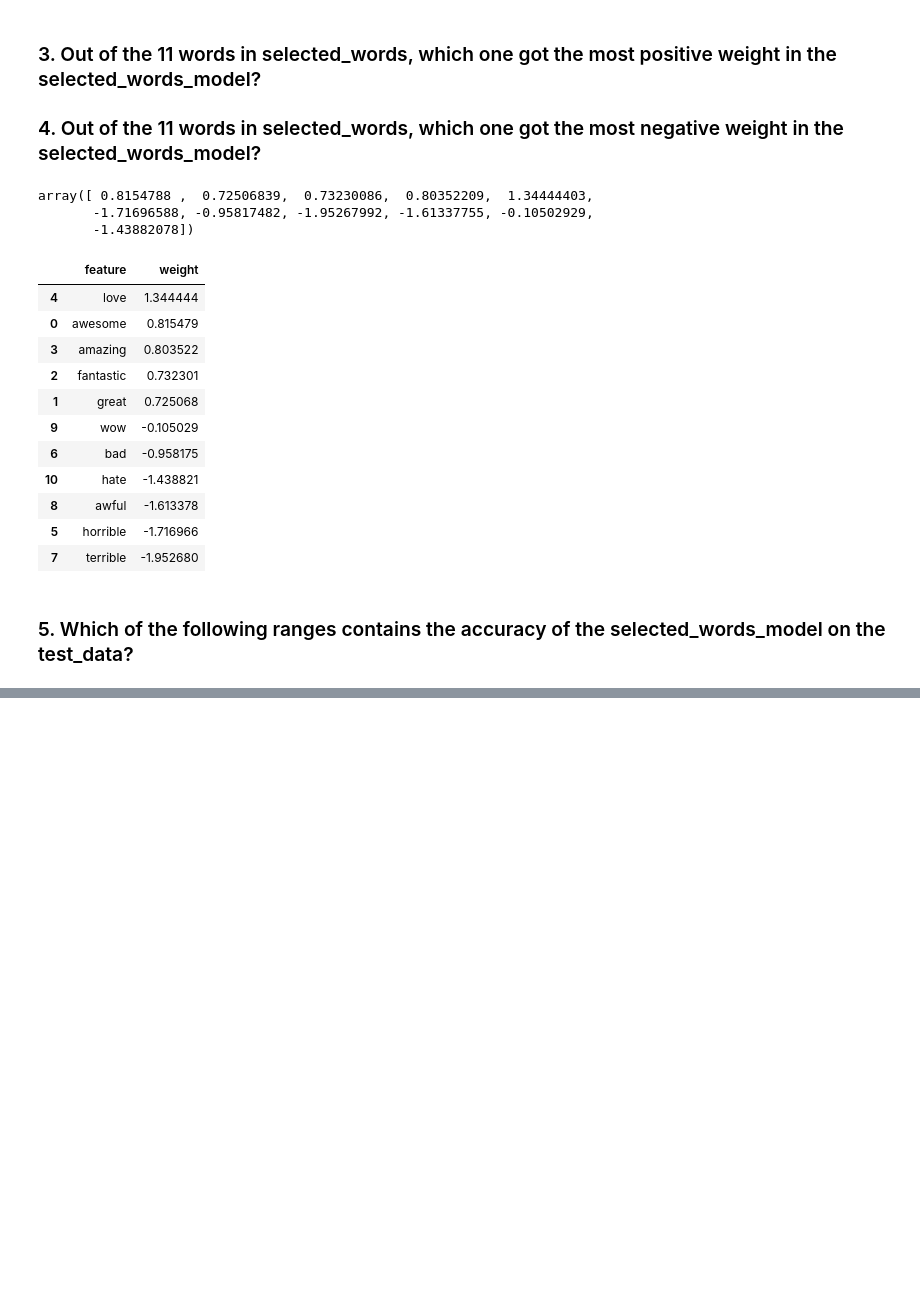
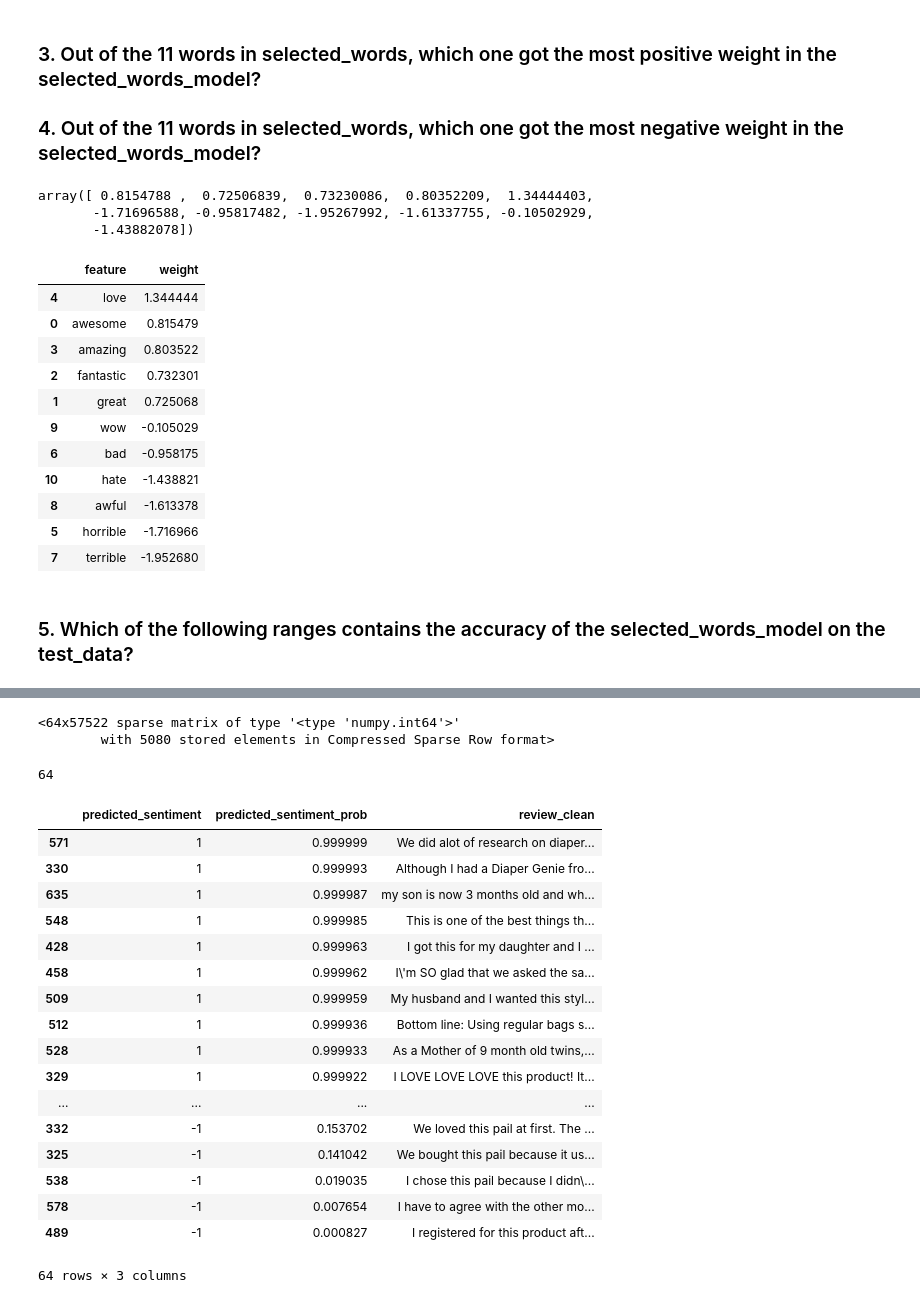
Before and after one commit to albertovpd/machine_learning_specialization_washington_university, a Jupyter notebook: course_work/c1w3_quizz_1-recommender_system.ipynb, the cells around one changed output, grey strips where cells are left out. Saved outputs shown, nothing was run; the diff lists cells and outputs as text; code cells hidden in the pictures; blank space fills up the shorter version.

```diff
--- a/course_work/c1w3_quizz_1-recommender_system.ipynb
+++ b/course_work/c1w3_quizz_1-recommender_system.ipynb
@@ -212,0 +238,3 @@ giraffe_reviews[-2]['review']
+# %%
+diaper_champ_reviews = test_data[test_data['name'] == 'Baby Trend Diaper Champ']
+diaper_champ_reviews['review']
@@ -212,0 +262,39 @@ giraffe_reviews[-2]['review']
+# %%
+test_matrix_diaper_champ = vectorizer.transform(diaper_champ_reviews['review'])
+test_matrix_diaper_champ
+# %% [output]
+<64x57522 sparse matrix of type '<type 'numpy.int64'>'
+        with 5080 stored elements in Compressed Sparse Row format>
+# %%
+diaper_sentiment_model_pred_proba = sentiment_model.predict_proba(test_matrix_diaper_champ)
+diaper_sentiment_model_pred = sentiment_model.predict(test_matrix_diaper_champ)
+len(diaper_sentiment_model_pred_proba[:,1])
+# %% [output]
+64
+# %%
+diaper_review_sentiment_pred_proba = pd.DataFrame(
+    {'review_clean': diaper_champ_reviews['review'],
+     'predicted_sentiment_prob': diaper_sentiment_model_pred_proba[:,1].tolist(),
+     'predicted_sentiment': diaper_sentiment_model_pred.tolist()
+    })
+# %%
+diaper_review_sentiment_pred_proba.sort_values(by='predicted_sentiment_prob', ascending=False)
+# %% [output]
+|  | predicted_sentiment | predicted_sentiment_prob | review_clean |
+| 571 | 1 | 0.999999 | We did alot of research on diaper... |
+| 330 | 1 | 0.999993 | Although I had a Diaper Genie fro... |
+| 635 | 1 | 0.999987 | my son is now 3 months old and wh... |
+| 548 | 1 | 0.999985 | This is one of the best things th... |
+| 428 | 1 | 0.999963 | I got this for my daughter and I ... |
+| 458 | 1 | 0.999962 | I\'m SO glad that we asked the sa... |
+| 509 | 1 | 0.999959 | My husband and I wanted this styl... |
+| 512 | 1 | 0.999936 | Bottom line: Using regular bags s... |
+| 528 | 1 | 0.999933 | As a Mother of 9 month old twins,... |
+| 329 | 1 | 0.999922 | I LOVE LOVE LOVE this product! It... |
+| ... | ... | ... | ... |
+| 332 | -1 | 0.153702 | We loved this pail at first. The ... |
+| 325 | -1 | 0.141042 | We bought this pail because it us... |
+| 538 | -1 | 0.019035 | I chose this pail because I didn\... |
+| 578 | -1 | 0.007654 | I have to agree with the other mo... |
+| 489 | -1 | 0.000827 | I registered for this product aft... |
+64 rows × 3 columns
```
Also changed, not shown: parts of 31 cells of this notebook.
